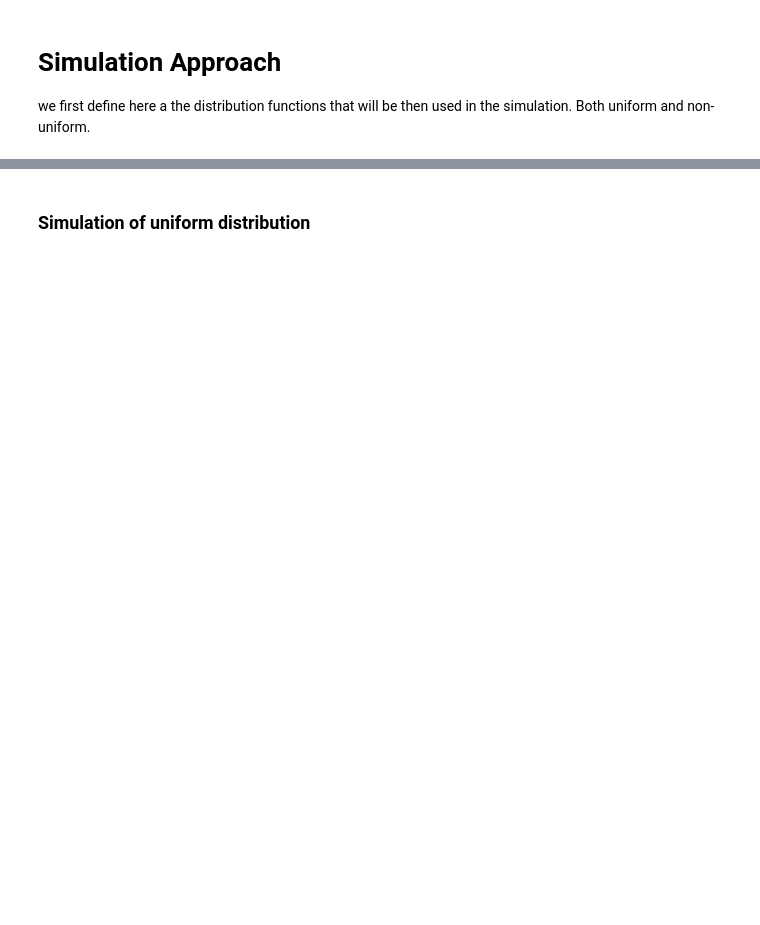
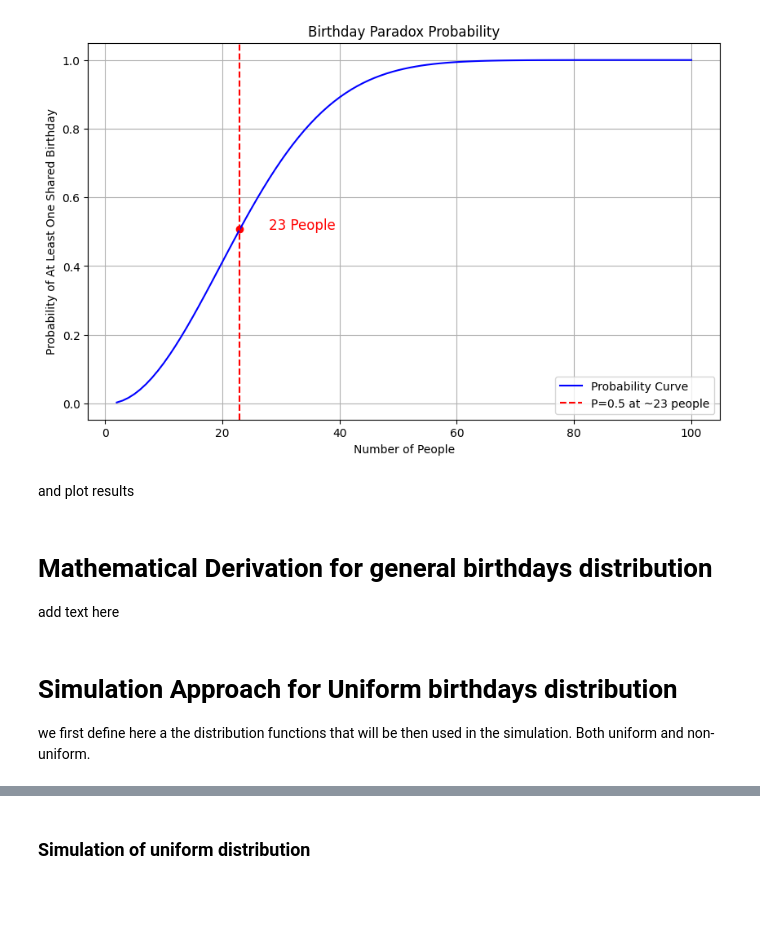
Before and after one commit to filippigianluca/probability_paradoxes, a Jupyter notebook: Birthday_paradox.ipynb, the cells around one changed output, grey strips where cells are left out. Drawn from its saved outputs; the diff is of its cells as text; code cells hidden in the pictures; blank space fills up the shorter version.

```diff
--- a/Birthday_paradox.ipynb
+++ b/Birthday_paradox.ipynb
@@ -57,4 +46,51 @@ plt.plot(time, Pb)
+# %%
+Pb = []
+Nperson = 100
+time = np.linspace(2, Nperson, Nperson-1)
+
+
+# Calculate probabilities
+for k in range(2,Nperson+1):
+    Vnr = int(comb(365, k) * math.factorial(k)) #, exact=True, repetition=True)
+    Vt = 365**k
+    Pa = Vnr / Vt
+    Pb.append( 1 - Pa )
+
+
+
+# Find the x-value (number of people) where probability is closest to 0.5
+closest_index = np.argmin(np.abs(np.array(Pb) - 0.5))  # Find the closest value
+x_at_0_5 = time[closest_index]
+y_at_0_5 = Pb[closest_index]
+
+# Plot the results
+plt.figure(figsize=(10, 6))
+plt.plot(time, Pb, label="Probability Curve", color="blue")
+plt.axvline(x=x_at_0_5, color='r', linestyle='--', label=f'P=0.5 at ~{int(x_at_0_5)} people')
+plt.scatter([x_at_0_5], [y_at_0_5], color='red')  # Highlight the point
+
+# Annotate the plot with the x-value
+plt.text(x_at_0_5 + 5, y_at_0_5, f'{int(x_at_0_5)} People', color='red', fontsize=12, ha='left')
+
+# Add labels, title, legend, and grid
+plt.xlabel('Number of People')
+plt.ylabel('Probability of At Least One Shared Birthday')
+plt.title('Birthday Paradox Probability')
+plt.legend()
+plt.grid()
+
+
+plt.show()
+# %% [output]
+[figure, added]
+# %% [markdown]
+and plot results
+# %% [markdown]
+# Mathematical Derivation for general birthdays distribution
+
+
+add text here
 # %% [markdown]
-# Simulation Approach
+# Simulation Approach for Uniform birthdays distribution
 
 we first define here a the distribution functions that will be then used in the simulation. Both uniform and non-uniform.
```
Also changed, not shown: parts of 14 cells of this notebook.
